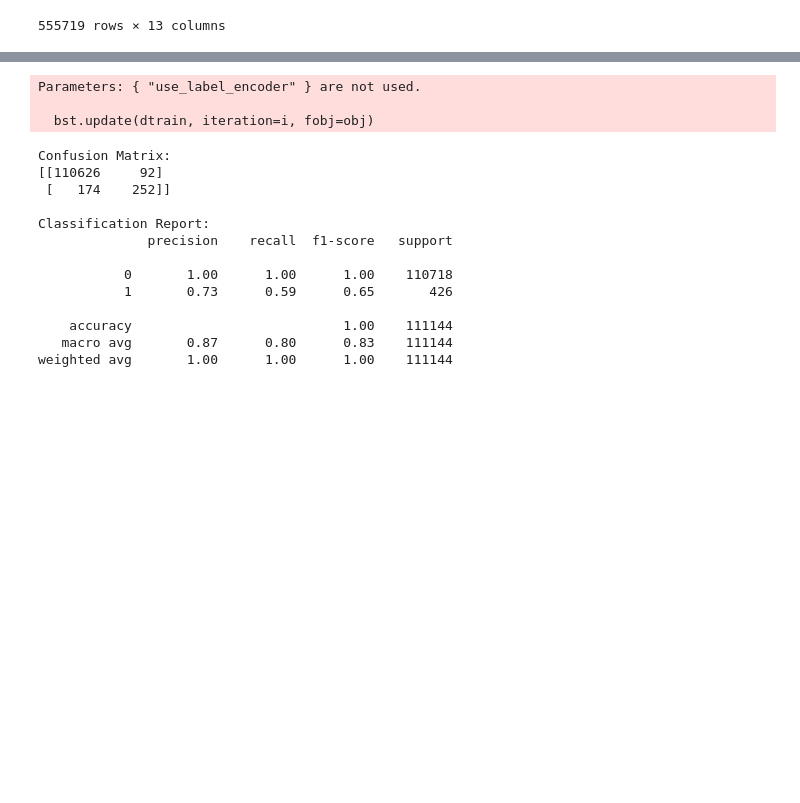
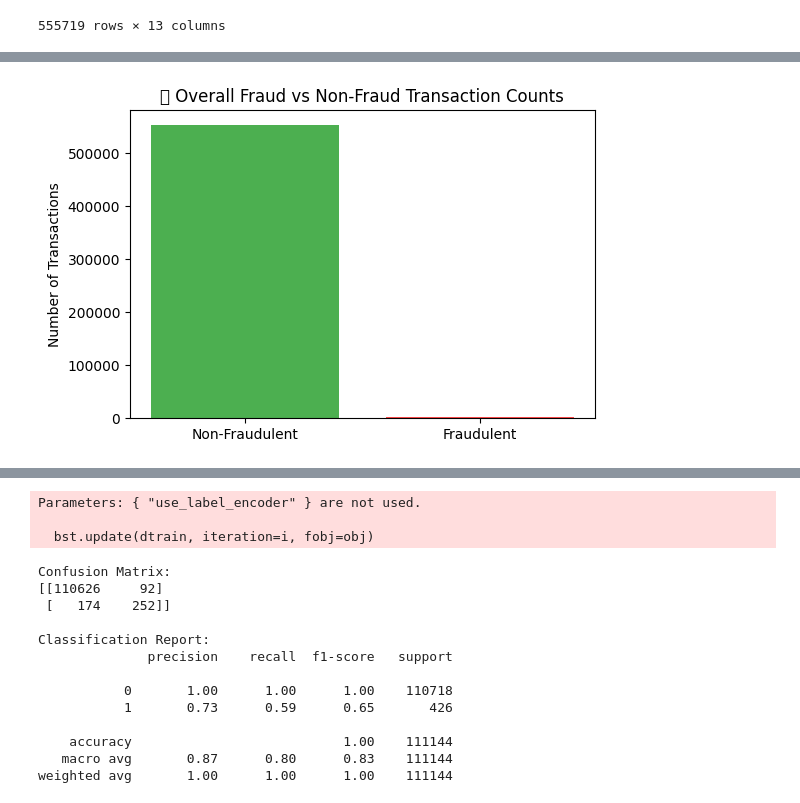
Before and after one commit to praabbass/Credit_Card_Fraud_Detection, a Jupyter notebook: Fraud_Dectection.ipynb, the cells around one changed output, grey strips where cells are left out. Drawn from its saved outputs; the diff is of its cells as text; code cells hidden in the pictures; blank space fills up the shorter version.

```diff
--- a/Fraud_Dectection.ipynb
+++ b/Fraud_Dectection.ipynb
@@ -250,0 +243,11 @@ Note: you may need to restart the kernel to use updated packages.
+# %%
+# 2️⃣ Bar Chart: Fraud vs Non-Fraud Counts
+plt.figure(figsize=(6, 4))
+plt.bar(['Non-Fraudulent', 'Fraudulent'],
+        [non_fraud_count, fraud_count],
+        color=['#4caf50', '#ff4b4b'])
+plt.ylabel("Number of Transactions")
+plt.title("📊 Overall Fraud vs Non-Fraud Transaction Counts")
+plt.show()
+# %% [output]
+[figure, added]
```
Also changed, not shown: parts of 10 cells of this notebook.
